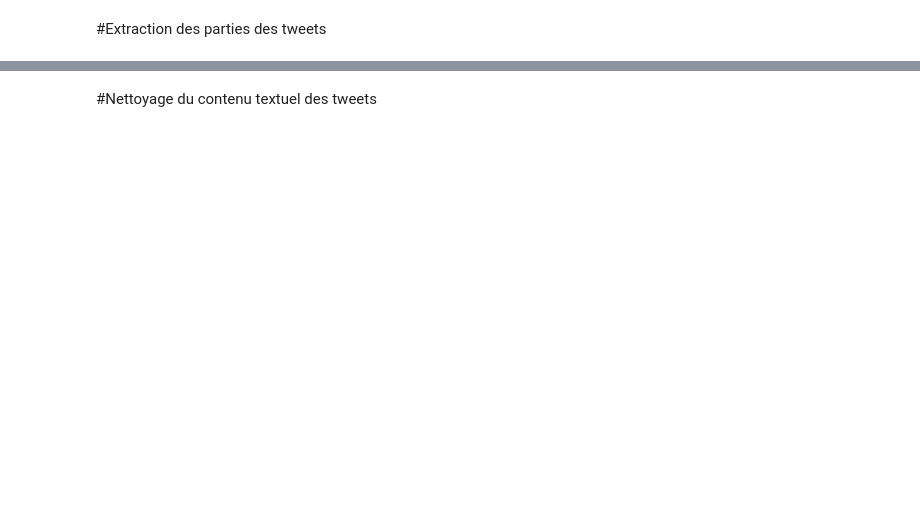
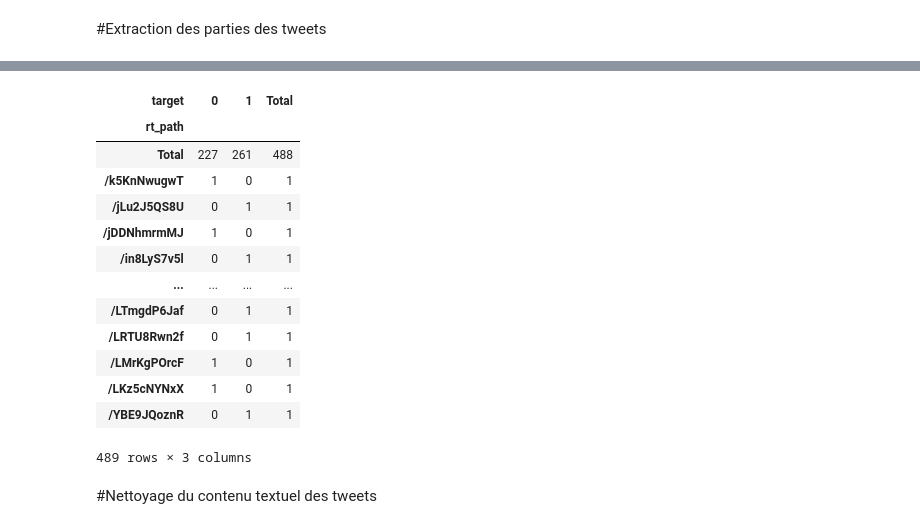
Before and after one commit to Francois-lenne/Big-data-SIAD, a Jupyter notebook: Tweet_Disaster.ipynb, the cells around one changed output, grey strips where cells are left out. Saved outputs shown, nothing was run; the diff lists cells and outputs as text; code cells hidden in the pictures; blank space fills up the shorter version.

```diff
--- a/Tweet_Disaster.ipynb
+++ b/Tweet_Disaster.ipynb
@@ -96,0 +237,18 @@ Name: location, Length: 3341, dtype: int64
+# %%
+def getLocation(text):
+    global nlp
+    save = []
+    doc = nlp(text)
+    for ent in doc.ents:
+        if ent.label_ == "GPE":
+            save.append(ent.text)
+    return save
+# %%
+def getLocationBinaire(text):
+    rep = "0"
+    global nlp
+    doc = nlp(text)
+    for ent in doc.ents:
+        if ent.label_ == "GPE":
+            rep = "1"
+    return rep
@@ -97,2 +301,19 @@ Name: location, Length: 3341, dtype: int64
+# %%
+pd.crosstab(train.rt_path, train.target, margins=True, margins_name="Total").sort_values('Total', ascending=False)
+# %% [output]
+| target | 0 | 1 | Total |
+| rt_path |  |  |  |
+| Total | 227 | 261 | 488 |
+| /k5KnNwugwT | 1 | 0 | 1 |
+| /jLu2J5QS8U | 0 | 1 | 1 |
+| /jDDNhmrmMJ | 1 | 0 | 1 |
+| /in8LyS7v5l | 0 | 1 | 1 |
+| ... | ... | ... | ... |
+| /LTmgdP6Jaf | 0 | 1 | 1 |
+| /LRTU8Rwn2f | 0 | 1 | 1 |
+| /LMrKgPOrcF | 1 | 0 | 1 |
+| /LKz5cNYNxX | 1 | 0 | 1 |
+| /YBE9JQoznR | 0 | 1 | 1 |
+489 rows × 3 columns
 # %% [markdown]
 #Nettoyage du contenu textuel des tweets
```
Also changed, not shown: parts of 41 cells of this notebook.
